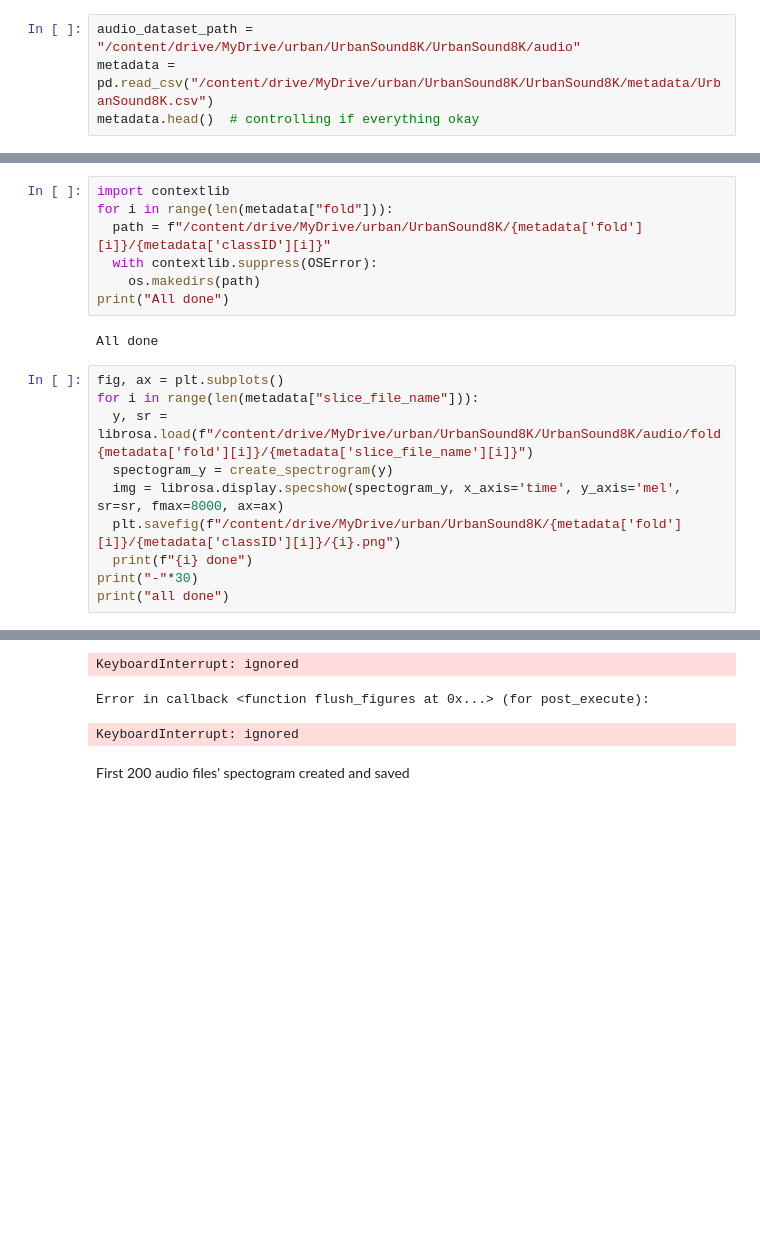
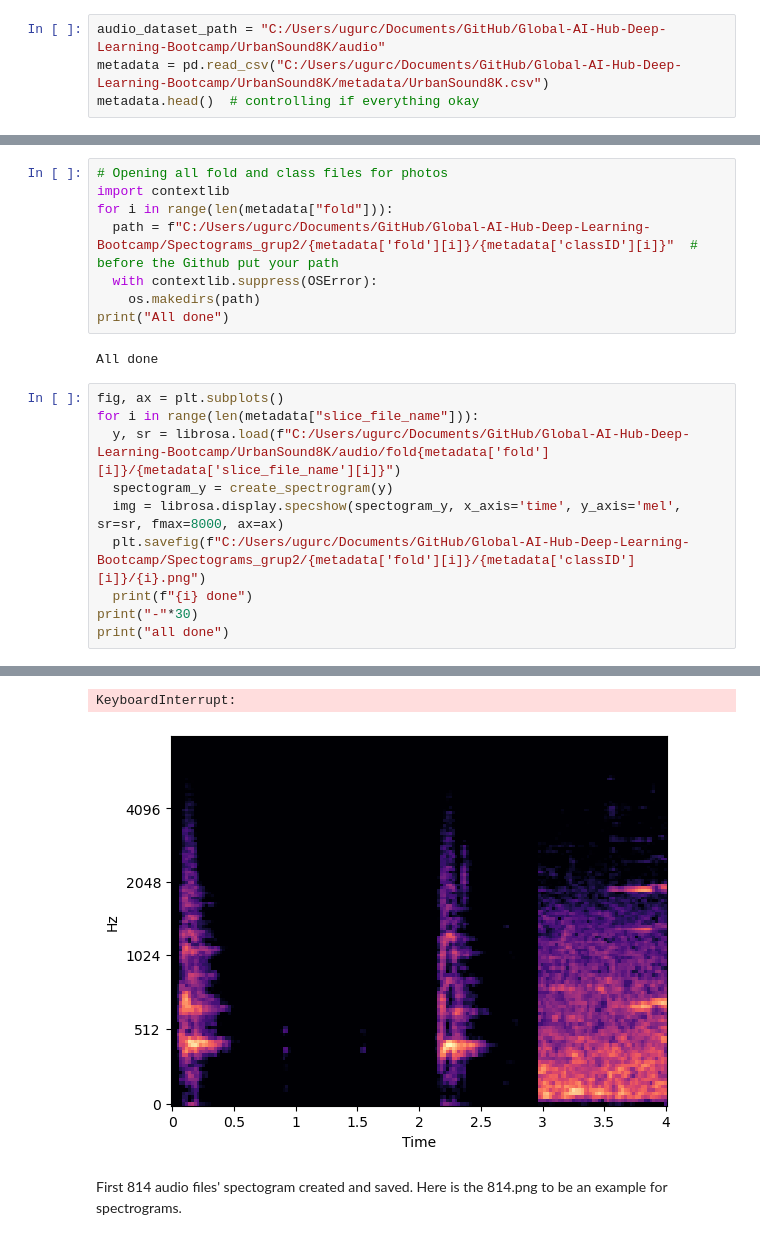
Before and after one commit to ugurcanuzunkaya/Global-AI-Hub-Deep-Learning-Bootcamp, a Jupyter notebook: urban_audio_project_spectograms.ipynb, the cells around one changed output, grey strips where cells are left out. Drawn from its saved outputs; the diff is of its cells as text; blank space fills up the shorter version.

```diff
--- a/urban_audio_project_spectograms.ipynb
+++ b/urban_audio_project_spectograms.ipynb
@@ -10,6 +15,6 @@ import librosa.display
 # %%
-audio_dataset_path = "/content/drive/MyDrive/urban/UrbanSound8K/UrbanSound8K/audio"
-metadata = pd.read_csv("/content/drive/MyDrive/urban/UrbanSound8K/UrbanSound8K/metadata/UrbanSound8K.csv")
+audio_dataset_path = "C:/Users/ugurc/Documents/GitHub/Global-AI-Hub-Deep-Learning-Bootcamp/UrbanSound8K/audio"
+metadata = pd.read_csv("C:/Users/ugurc/Documents/GitHub/Global-AI-Hub-Deep-Learning-Bootcamp/UrbanSound8K/metadata/UrbanSound8K.csv")
 metadata.head()  # controlling if everything okay
 # %% [output]
 |  | slice_file_name | fsID | start | end | salience | fold | classID | class |
@@ -40,9 +46,10 @@ def create_spectrogram(y):
   spec = librosa.feature.melspectrogram(y=y)
   return librosa.amplitude_to_db(spec, ref=np.max)
 # %%
+# Opening all fold and class files for photos
 import contextlib
 for i in range(len(metadata["fold"])):
-  path = f"/content/drive/MyDrive/urban/UrbanSound8K/{metadata['fold'][i]}/{metadata['classID'][i]}"
+  path = f"C:/Users/ugurc/Documents/GitHub/Global-AI-Hub-Deep-Learning-Bootcamp/Spectograms_grup2/{metadata['fold'][i]}/{metadata['classID'][i]}"  # before the Github put your path
   with contextlib.suppress(OSError):
     os.makedirs(path)
 print("All done")
@@ -51,10 +58,10 @@ All done
 # %%
 fig, ax = plt.subplots()
 for i in range(len(metadata["slice_file_name"])):
-  y, sr = librosa.load(f"/content/drive/MyDrive/urban/UrbanSound8K/UrbanSound8K/audio/fold{metadata['fold'][i]}/{metadata['slice_file_name'][i]}")
+  y, sr = librosa.load(f"C:/Users/ugurc/Documents/GitHub/Global-AI-Hub-Deep-Learning-Bootcamp/UrbanSound8K/audio/fold{metadata['fold'][i]}/{metadata['slice_file_name'][i]}")
   spectogram_y = create_spectrogram(y)
   img = librosa.display.specshow(spectogram_y, x_axis='time', y_axis='mel', sr=sr, fmax=8000, ax=ax)
-  plt.savefig(f"/content/drive/MyDrive/urban/UrbanSound8K/{metadata['fold'][i]}/{metadata['classID'][i]}/{i}.png")
+  plt.savefig(f"C:/Users/ugurc/Documents/GitHub/Global-AI-Hub-Deep-Learning-Bootcamp/Spectograms_grup2/{metadata['fold'][i]}/{metadata['classID'][i]}/{i}.png")
   print(f"{i} done")
 print("-"*30)
 print("all done")
@@ -79,5 +86,4 @@ print("all done")
-KeyboardInterrupt: ignored
+KeyboardInterrupt:
-Error in callback <function flush_figures at 0x...> (for post_execute):
-KeyboardInterrupt: ignored
+[figure, added]
 # %% [markdown]
-First 200 audio files' spectogram created and saved
+First 814 audio files' spectogram created and saved. Here is the 814.png to be an example for spectrograms.
```
Also changed, not shown: parts of 3 cells of this notebook, 2 other files.
